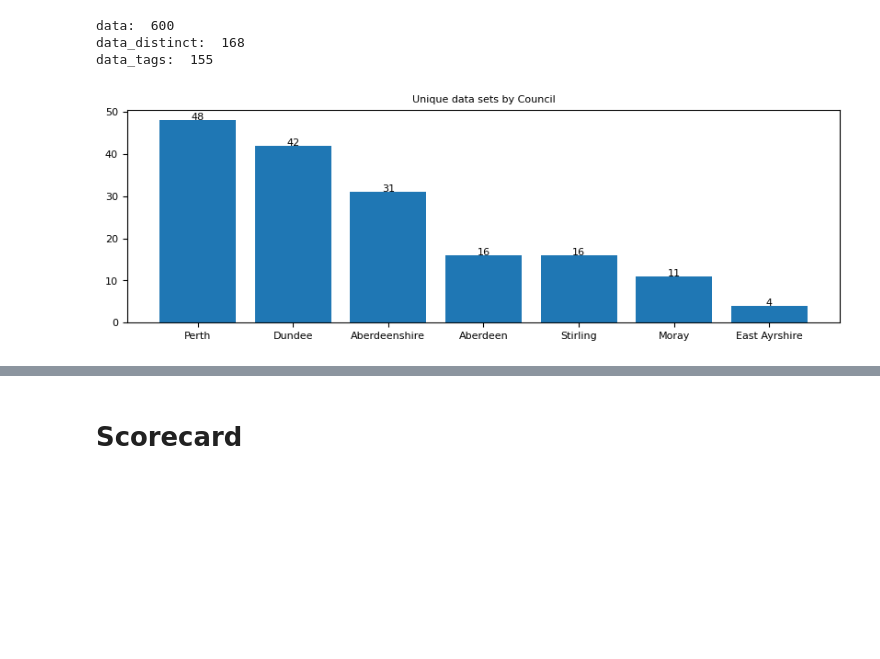
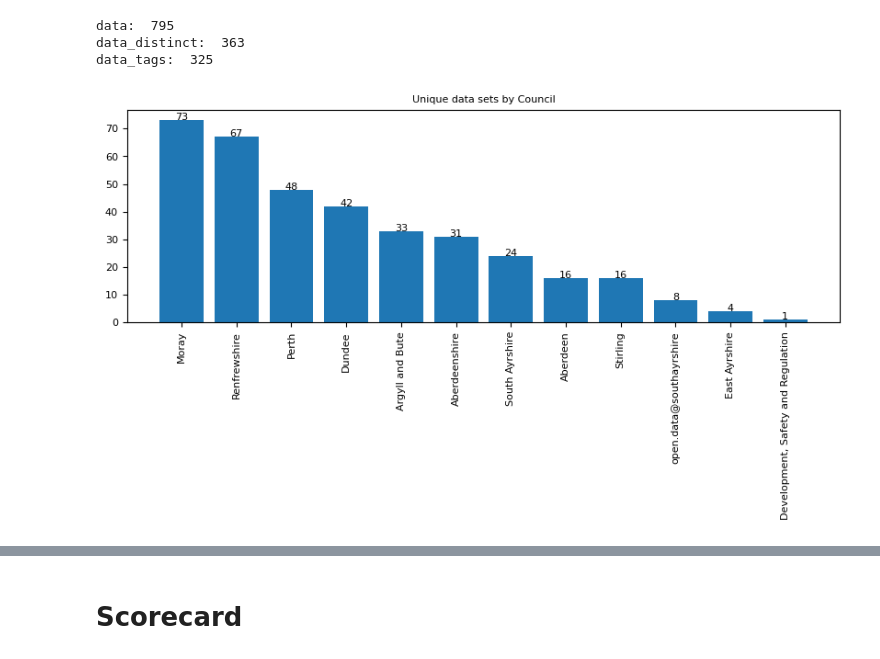
Before and after one commit to OpenDataScotland/the_od_bods, a Jupyter notebook: analytics/analytics.ipynb, the cells around one changed output, grey strips where cells are left out. Cells and saved outputs as stored; diff of their text form; code cells hidden in the pictures; blank space fills up the shorter version.

Commit message:
reorganised data files and updated all charts

```diff
--- a/analytics/analytics.ipynb
+++ b/analytics/analytics.ipynb
@@ -6,20 +7,40 @@ import seaborn as sns
 # %%
 ### Loading data
-source_ckan = pd.read_csv('../ckan_output.csv')
+
+### From ckan output
+source_ckan = pd.read_csv('../data/ckan_output.csv')
 source_ckan['Source'] = 'ckan'
-source_gsheets = pd.read_csv('../from_Google_Sheets.csv')
+
+### From google sheets
+source_gsheets = pd.read_csv('../data/from_Google_Sheets.csv')
 source_gsheets['Source'] = 'gsheets'
+
+### From arcgis api
+source_arcgis = pd.DataFrame()
+folder = '../data/arcgis/'
+for dirname, _, filenames in os.walk(folder):
+    for filename in filenames:
+        if filename.rsplit('.',1)[1] == 'csv':
+            source_arcgis = source_arcgis.append(pd.read_csv(folder + r'/' + filename))
+source_arcgis['Source'] = 'arcgis'
+
+### all combined and output to csv
 data = source_ckan.append(source_gsheets)
+data = data.append(source_arcgis)
+data.to_csv('../data/merged_output.csv')
+
+
 data['Owner'] = data['Owner'].str.replace(' Council','')
 
-
-data_localauthorities = pd.read_csv('../local_authorities_list.csv').rename(columns={'itemLabel':'Council'})
+### list of local authorities
+data_localauthorities = pd.read_csv('../data/local_authorities_list.csv').rename(columns={'itemLabel':'Council'})
 data_localauthorities['Council'] = data_localauthorities['Council'].str.replace(' Council','')
 
-
+### distinct datasets by council
 data_distinct = data[['Owner','Title','PageURL','Source']]
 data_distinct = data_distinct.drop_duplicates()
 
+### tags used in the datasets
 data_tags = data[['Owner', 'PageURL','OriginalTags','ManualTags']]
 data_tags = data_tags.drop_duplicates()
 
@@ -29,9 +50,9 @@ print('data: ', len(data))
 print('data_distinct: ', len(data_distinct))
 print('data_tags: ', len(data_tags))
 # %% [output]
-data:  600
-data_distinct:  168
-data_tags:  155
+data:  795
+data_distinct:  363
+data_tags:  325
 # %%
 #list(data)
 # %%
@@ -50,22 +71,23 @@ plt.rc('legend', fontsize=SMALL_SIZE)    # legend fontsize
 plt.rc('figure', titlesize=BIGGER_SIZE)  # fontsize of the figure title
 
 # function to add value labels
-def addlabels(x,y):
+def addlabels(x,y,dp):
     for i in range(len(x)):
-        plt.text(i, y[i], y[i], ha = 'center')
+        plt.text(i, y[i], round(y[i],dp), ha = 'center')
 # %%
 stats_a = data_distinct.groupby(['Owner']).size().reset_index().rename(columns={0:'Count'})
 stats_a = stats_a.sort_values(by=['Count'], ascending=False).reset_index(drop=True)
 
 plt.figure(figsize=(10,3))
 plt.bar(x=stats_a['Owner'], height=stats_a['Count'])
 plt.ylabel(''), plt.xlabel('')
-addlabels(stats_a['Owner'], stats_a['Count'])
+plt.xticks(rotation=90)
+addlabels(stats_a['Owner'], stats_a['Count'],0)
 plt.title('Unique data sets by Council')
 plt.savefig('Unique data sets by Council.png')
 plt.show()
 # %% [output]
-[figure, old version]
+[figure, new version]
 # %%
 stats_b = data_distinct.groupby(['Owner','Source']).size().reset_index().rename(columns={0:'Count'})
 #stats_b = stats_b.pivot(index='Owner',columns='Source', values='count').reset_index()
```
Also changed, not shown: parts of 8 cells of this notebook, 15 other files.
